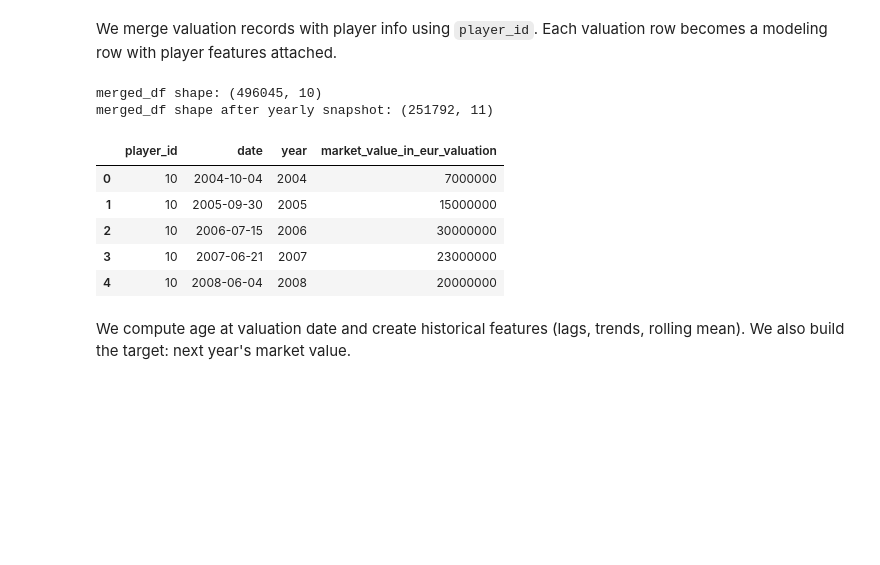
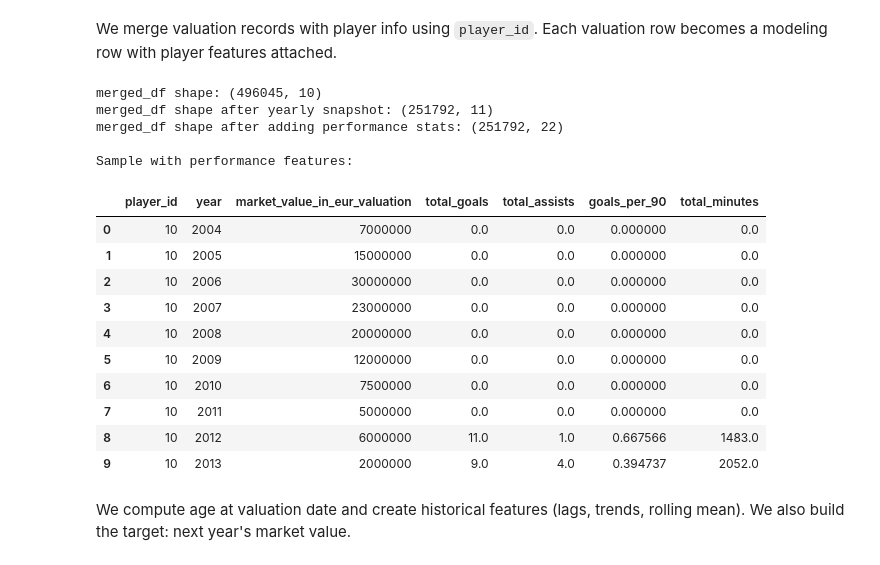
Before and after one commit to ChristianVaikona/comp352-final-project, a Jupyter notebook: Footballer_Market_Evaluation_Final_Submission.ipynb, the cells around one changed output. Cells and saved outputs as stored; diff of their text form; code cells hidden in the pictures; blank space fills up the shorter version.

```diff
--- a/Footballer_Market_Evaluation_Final_Submission.ipynb
+++ b/Footballer_Market_Evaluation_Final_Submission.ipynb
@@ -170,0 +338,19 @@ dtype: int64
+# %%
+# Create per-90-minute stats (normalized performance metrics)
+perf_stats['goals_per_90'] = (perf_stats['total_goals'] / perf_stats['total_minutes']) * 90
+perf_stats['assists_per_90'] = (perf_stats['total_assists'] / perf_stats['total_minutes']) * 90
+perf_stats['goal_contributions_per_90'] = ((perf_stats['total_goals'] + perf_stats['total_assists']) / perf_stats['total_minutes']) * 90
+
+# Replace inf/NaN (players with 0 minutes)
+perf_stats = perf_stats.replace([np.inf, -np.inf], 0)
+perf_stats = perf_stats.fillna(0)
+
+# Games started estimate (assuming 90 min = full game)
+perf_stats['games_started_estimate'] = perf_stats['total_minutes'] / 90
+
+# Discipline rate
+perf_stats['cards_per_90'] = ((perf_stats['total_yellow_cards'] + perf_stats['total_red_cards'] * 2) / perf_stats['total_minutes']) * 90
+perf_stats['cards_per_90'] = perf_stats['cards_per_90'].replace([np.inf, -np.inf], 0).fillna(0)
+
+print("\nPerformance features created:")
+display(perf_stats.head(10))
@@ -254,38 +453,68 @@ merged_df = pv.merge(p, on="player_id", how="left")
 
 # Drop valuation rows missing player info
 merged_df = merged_df.dropna(subset=["date_of_birth"])
 
 print("merged_df shape:", merged_df.shape)
 merged_df.head()
 
 
 # Yearly snapshots (1 row per player per year)
 
 # Ensure datetime for valuation date
 merged_df["date"] = pd.to_datetime(merged_df["date"], errors="coerce")
 merged_df = merged_df.dropna(subset=["date"])
 
 # Create a year column
 merged_df["year"] = merged_df["date"].dt.year
 
 # Keep only the last valuation within each year per player
 merged_df = (
     merged_df.sort_values(["player_id", "date"])
              .groupby(["player_id", "year"], as_index=False)
              .tail(1)
              .reset_index(drop=True)
 )
 
 print("merged_df shape after yearly snapshot:", merged_df.shape)
 merged_df[["player_id", "date", "year", "market_value_in_eur_valuation"]].head()
+
+# Merge performance statistics
+merged_df = merged_df.merge(
+    perf_stats,
+    on=['player_id', 'year'],
+    how='left'
+)
+
+# Fill missing performance stats with 0 (players who didn't play that year)
+perf_cols = ['total_goals', 'total_assists', 'total_minutes', 'num_appearances',
+             'total_yellow_cards', 'total_red_cards', 'goals_per_90',
+             'assists_per_90', 'goal_contributions_per_90', 'games_started_estimate',
+             'cards_per_90']
+
+for col in perf_cols:
+    if col in merged_df.columns:
+        merged_df[col] = merged_df[col].fillna(0)
+
+print("merged_df shape after adding performance stats:", merged_df.shape)
+print("\nSample with performance features:")
+display(merged_df[['player_id', 'year', 'market_value_in_eur_valuation',
+                    'total_goals', 'total_assists', 'goals_per_90', 'total_minutes']].head(10))
 # %% [output]
 merged_df shape: (496045, 10)
 merged_df shape after yearly snapshot: (251792, 11)
+merged_df shape after adding performance stats: (251792, 22)
+
+Sample with performance features:
-|  | player_id | date | year | market_value_in_eur_valuation |
-| 0 | 10 | 2004-10-04 | 2004 | 7000000 |
-| 1 | 10 | 2005-09-30 | 2005 | 15000000 |
-| 2 | 10 | 2006-07-15 | 2006 | 30000000 |
-| 3 | 10 | 2007-06-21 | 2007 | 23000000 |
-| 4 | 10 | 2008-06-04 | 2008 | 20000000 |
+|  | player_id | year | market_value_in_eur_valuation | total_goals | total_assists | goals_per_90 | total_minutes |
+| 0 | 10 | 2004 | 7000000 | 0.0 | 0.0 | 0.000000 | 0.0 |
+| 1 | 10 | 2005 | 15000000 | 0.0 | 0.0 | 0.000000 | 0.0 |
+| 2 | 10 | 2006 | 30000000 | 0.0 | 0.0 | 0.000000 | 0.0 |
+| 3 | 10 | 2007 | 23000000 | 0.0 | 0.0 | 0.000000 | 0.0 |
+| 4 | 10 | 2008 | 20000000 | 0.0 | 0.0 | 0.000000 | 0.0 |
+| 5 | 10 | 2009 | 12000000 | 0.0 | 0.0 | 0.000000 | 0.0 |
+| 6 | 10 | 2010 | 7500000 | 0.0 | 0.0 | 0.000000 | 0.0 |
+| 7 | 10 | 2011 | 5000000 | 0.0 | 0.0 | 0.000000 | 0.0 |
+| 8 | 10 | 2012 | 6000000 | 11.0 | 1.0 | 0.667566 | 1483.0 |
+| 9 | 10 | 2013 | 2000000 | 9.0 | 4.0 | 0.394737 | 2052.0 |
 # %% [markdown]
 We compute age at valuation date and create historical features (lags, trends, rolling mean). We also build the target: next year's market value.
```
Also changed, not shown: parts of 27 cells of this notebook, 2 other files.
